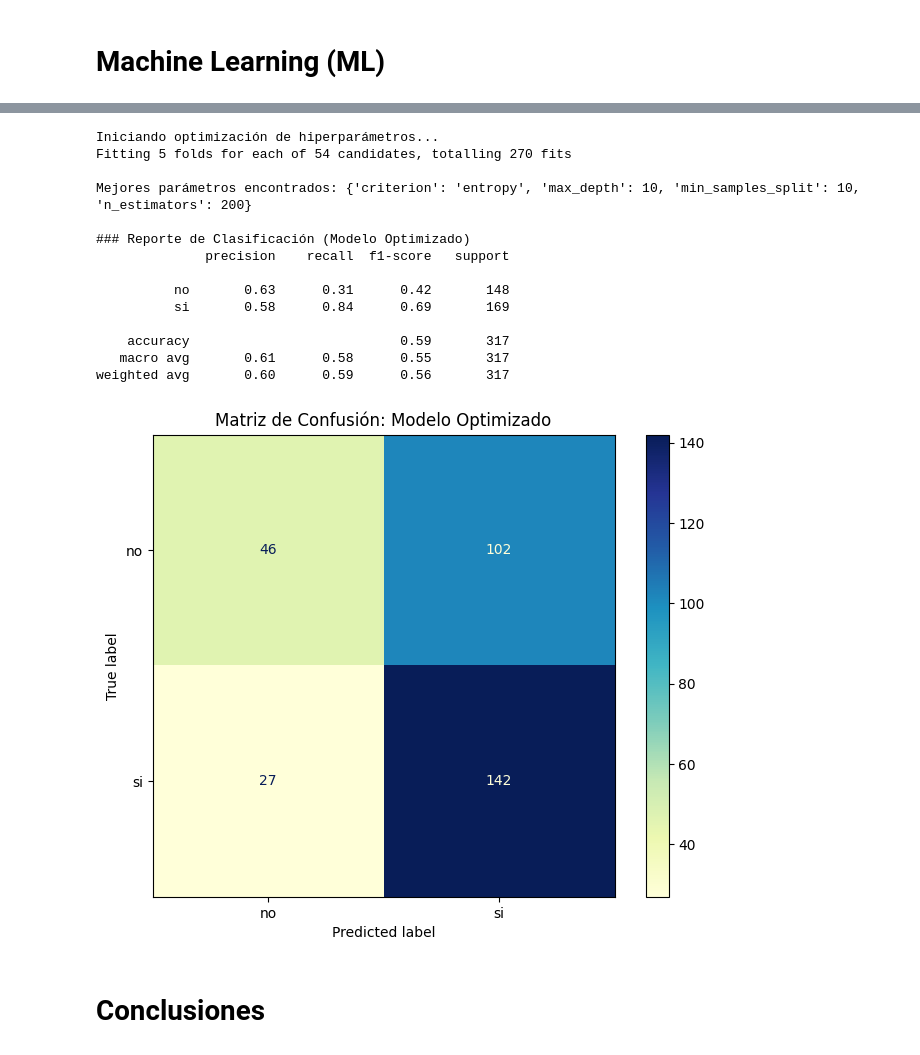
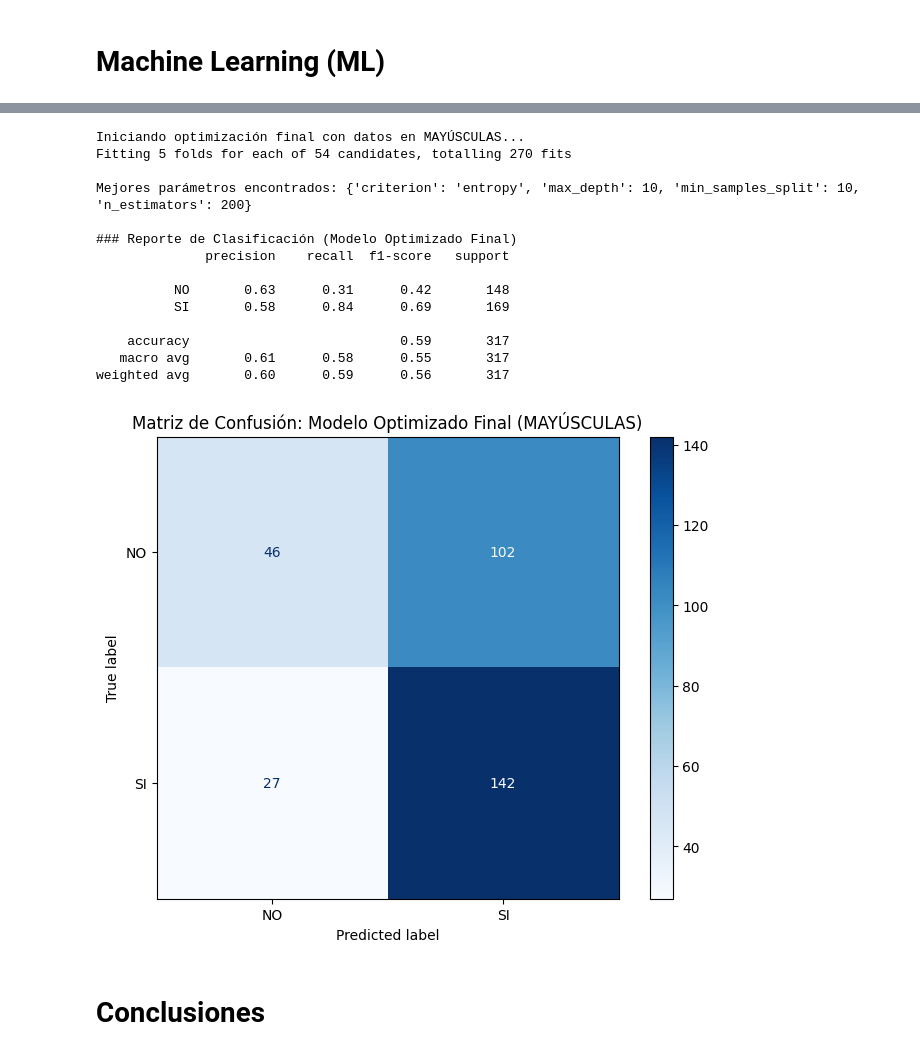
Before and after one commit to monikabenavides/MaestriaUHE, a Jupyter notebook: Actividad1.ipynb, the cells around one changed output, grey strips where cells are left out. Saved outputs shown, nothing was run; the diff lists cells and outputs as text; code cells hidden in the pictures.

```diff
--- a/Actividad1.ipynb
+++ b/Actividad1.ipynb
@@ -83,16 +83,2 @@ memory usage: 383.8+ KB
 # %% [markdown]
 # Limpieza de Datos
-# %%
-# Asegurar que la homologación se aplique y persista en df
-def homologar_edad(row):
-    edad = row['edad_pac']
-    tipo = str(row['tipo_edad_pac']).lower()
-    if 'mes' in tipo:
-        return edad / 12
-    elif 'dia' in tipo:
-        return edad / 365
-    return edad
-
-df['edad_homologada'] = df.apply(homologar_edad, axis=1)
-print("Columna 'edad_homologada' creada y verificada.")
-display(df[['edad_pac', 'tipo_edad_pac', 'edad_homologada']].head())
@@ -132,7 +164,8 @@ plt.show()
 
 # 3. Análisis de Variables Temporales
 print("\n### Evolución Temporal de Casos")
-df_temp = df.set_index('fecha_caso_pac').resample('M').size().reset_index(name='conteo')
+# Se cambia 'M' por 'ME' para evitar FutureWarning en pandas
+df_temp = df.set_index(pd.to_datetime(df['fecha_caso_pac'])).resample('ME').size().reset_index(name='conteo')
 
 plt.figure(figsize=(12, 6))
 sns.lineplot(data=df_temp, x='fecha_caso_pac', y='conteo', marker='o', color='teal')
@@ -295,7 +320,7 @@ weighted avg       0.59      0.59      0.59       317
 # %%
 from sklearn.model_selection import GridSearchCV
 
-# 1. Definir la rejilla de parámetros (param_grid)
+# 1. Definir la rejilla de parámetros sobre los datos en MAYÚSCULAS
 param_grid = {
     'n_estimators': [100, 200, 300],
     'max_depth': [None, 10, 20],
@@ -305,43 +330,43 @@ param_grid = {
 
 # 2. Configurar GridSearchCV
 grid_search = GridSearchCV(estimator=RandomForestClassifier(random_state=42),
                            param_grid=param_grid,
                            cv=5, n_jobs=-1, verbose=1, scoring='accuracy')
 
-# 3. Entrenar con la búsqueda de hiperparámetros
-print("Iniciando optimización de hiperparámetros...")
+# 3. Entrenar con la búsqueda de hiperparámetros y etiquetas estandarizadas
+print("Iniciando optimización final con datos en MAYÚSCULAS...")
 grid_search.fit(X_train, y_train)
 
 # 4. Mejores parámetros y evaluación
 best_model = grid_search.best_estimator_
 print(f"\nMejores parámetros encontrados: {grid_search.best_params_}")
 
 y_pred_opt = best_model.predict(X_test)
 
-print("\n### Reporte de Clasificación (Modelo Optimizado)")
+print("\n### Reporte de Clasificación (Modelo Optimizado Final)")
 print(classification_report(y_test, y_pred_opt, target_names=le_target.classes_))
 
-# Comparación visual de la matriz de confusión optimizada
+# Comparación visual
 plt.figure(figsize=(8, 6))
 cm_opt = confusion_matrix(y_test, y_pred_opt)
-ConfusionMatrixDisplay(confusion_matrix=cm_opt, display_labels=le_target.classes_).plot(cmap='YlGnBu', ax=plt.gca())
-plt.title('Matriz de Confusión: Modelo Optimizado')
+ConfusionMatrixDisplay(confusion_matrix=cm_opt, display_labels=le_target.classes_).plot(cmap='Blues', ax=plt.gca())
+plt.title('Matriz de Confusión: Modelo Optimizado Final (MAYÚSCULAS)')
 plt.show()
 # %% [output]
-Iniciando optimización de hiperparámetros...
+Iniciando optimización final con datos en MAYÚSCULAS...
 Fitting 5 folds for each of 54 candidates, totalling 270 fits
 
 Mejores parámetros encontrados: {'criterion': 'entropy', 'max_depth': 10, 'min_samples_split': 10, 'n_estimators': 200}
 
-### Reporte de Clasificación (Modelo Optimizado)
+### Reporte de Clasificación (Modelo Optimizado Final)
               precision    recall  f1-score   support
 
-          no       0.63      0.31      0.42       148
-          si       0.58      0.84      0.69       169
+          NO       0.63      0.31      0.42       148
+          SI       0.58      0.84      0.69       169
 
     accuracy                           0.59       317
    macro avg       0.61      0.58      0.55       317
 weighted avg       0.60      0.59      0.56       317
-[figure, old version]
+[figure, new version]
 # %% [markdown]
 # Conclusiones
```
Also changed, not shown: parts of 7 cells of this notebook.
